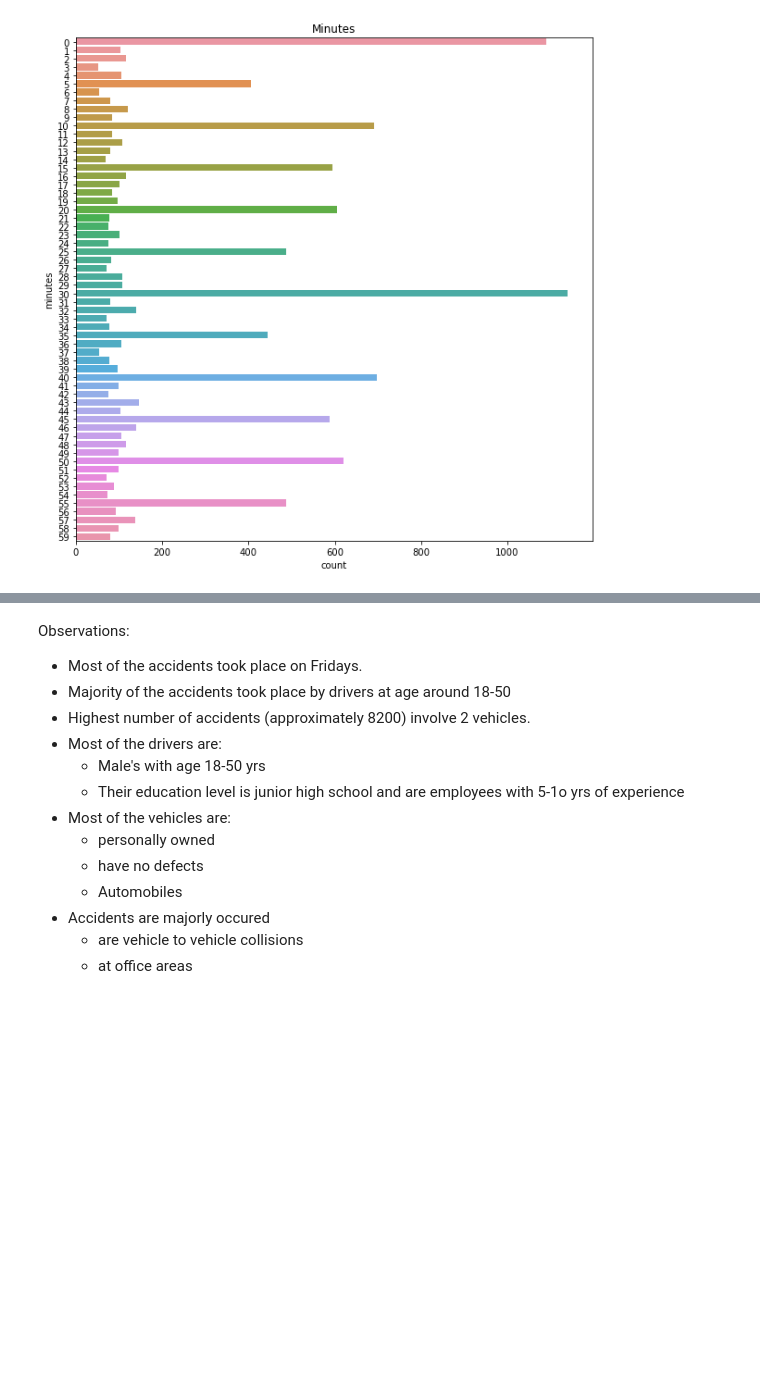
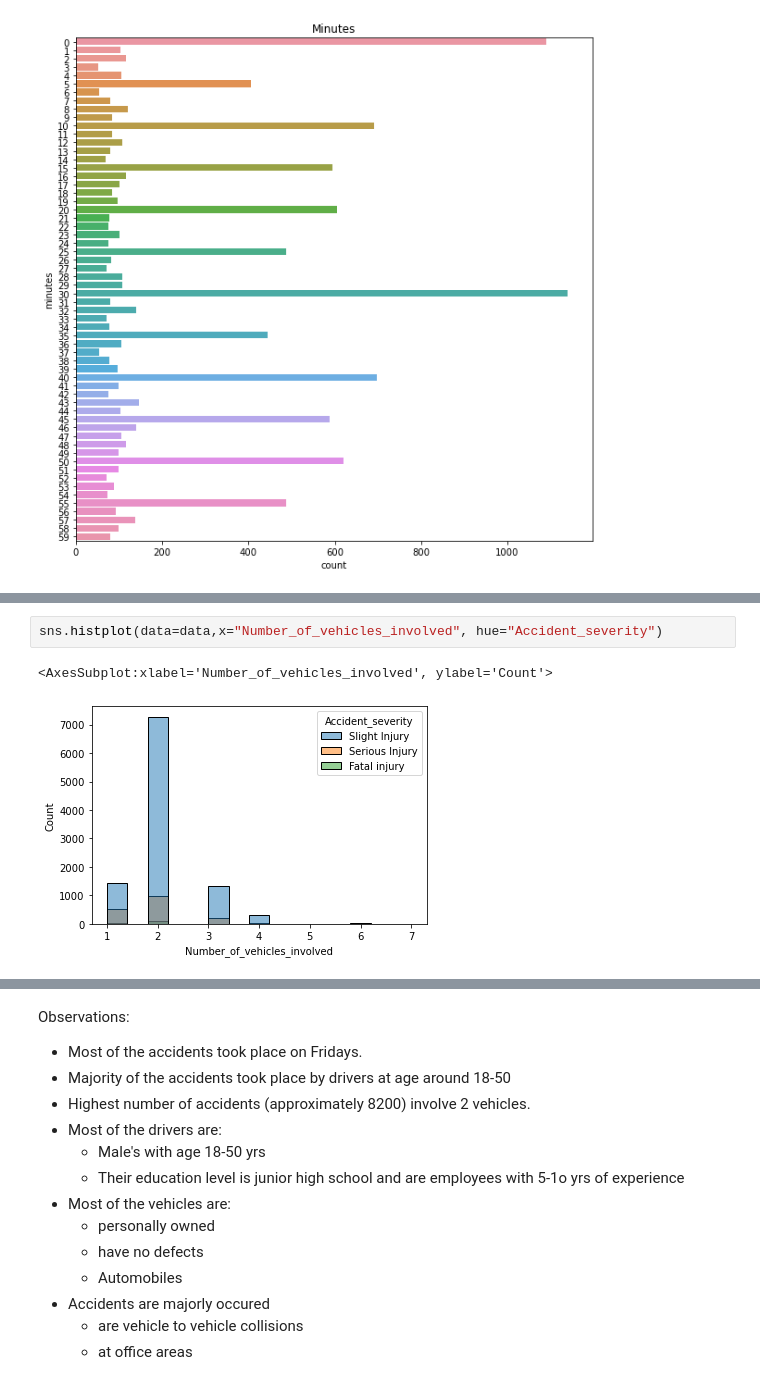
Before and after one commit to LahariBoni/RTA---Road-Accident-Severity, a Jupyter notebook: RTA_Dataset.ipynb, the cells around one changed output, grey strips where cells are left out. Saved outputs shown, nothing was run; the diff lists cells and outputs as text; blank space fills up the shorter version.

```diff
--- a/RTA_Dataset.ipynb
+++ b/RTA_Dataset.ipynb
@@ -344,0 +374,5 @@ plt.show()
+# %%
+sns.histplot(data=data,x="Number_of_vehicles_involved", hue="Accident_severity")
+# %% [output]
+<AxesSubplot:xlabel='Number_of_vehicles_involved', ylabel='Count'>
+[figure, added]
```
Also changed, not shown: parts of 5 cells of this notebook.
